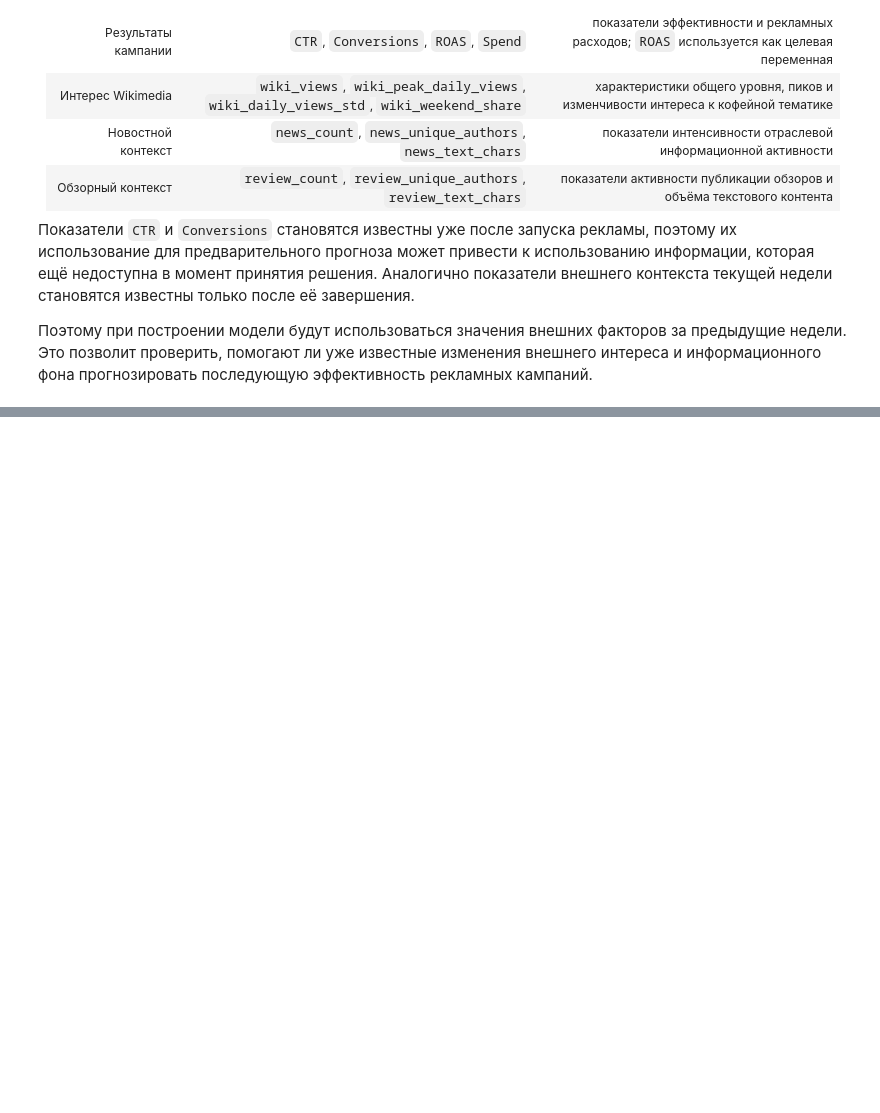
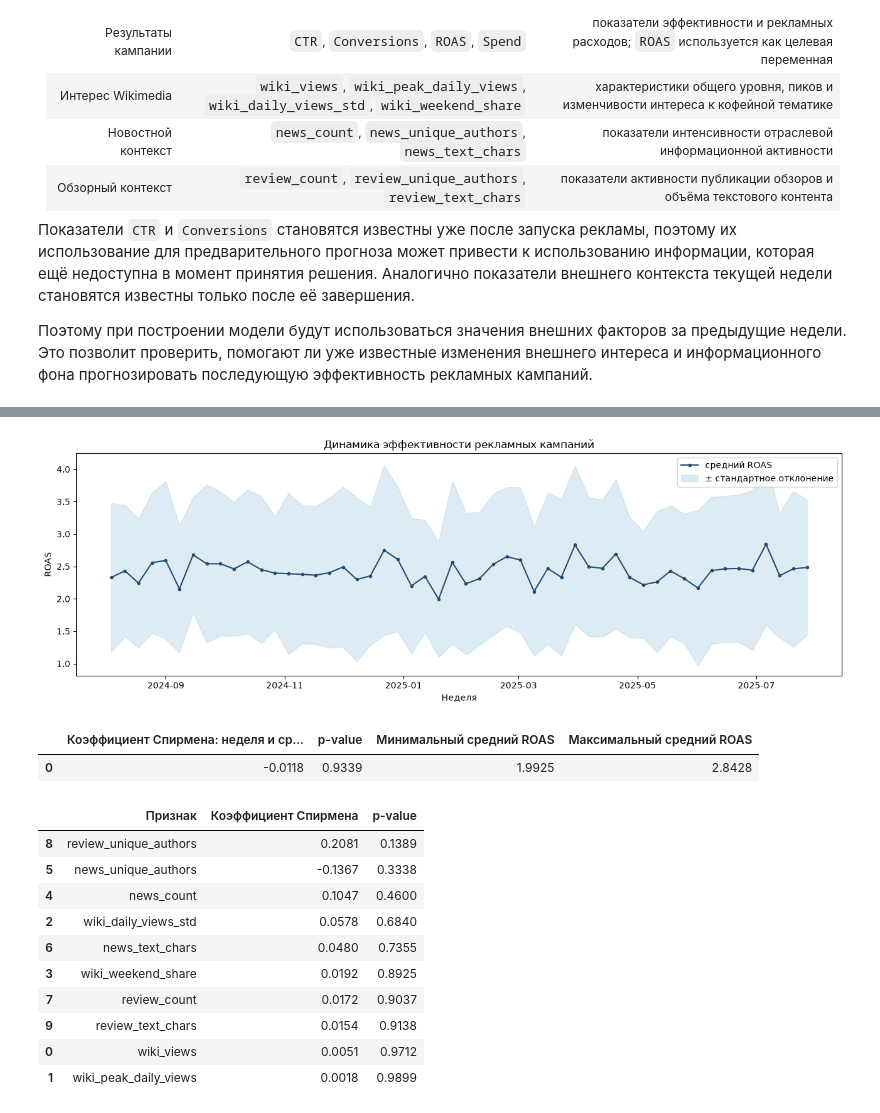
Before and after one commit to cool9595/how_to_social_marketing, a Jupyter notebook: coursework.ipynb, the cells around one changed output, grey strips where cells are left out. Drawn from its saved outputs; the diff is of its cells as text; code cells hidden in the pictures; blank space fills up the shorter version.

```diff
--- a/coursework.ipynb
+++ b/coursework.ipynb
@@ -963,0 +1130,40 @@ display(final_df.head(3))
+# %%
+weekly_summary = analysis_df.groupby("Date", as_index=False).agg(
+    ROAS_mean=("ROAS", "mean"), ROAS_median=("ROAS", "median"), ROAS_std=("ROAS", "std"),
+    campaign_count=("Campaign_ID", "nunique"),
+)
+weekly_context = analysis_df[["Date"]+external_columns].drop_duplicates("Date")
+weekly_summary = weekly_summary.merge(weekly_context, on="Date", validate="one_to_one")
+
+fig, ax = plt.subplots(figsize=(13,4.5))
+ax.plot(weekly_summary["Date"], weekly_summary["ROAS_mean"], color="#244a73", marker="o", markersize=3, label="средний ROAS")
+ax.fill_between(weekly_summary["Date"], weekly_summary["ROAS_mean"]-weekly_summary["ROAS_std"], weekly_summary["ROAS_mean"]+weekly_summary["ROAS_std"], color="#9ecae1", alpha=.35, label="± стандартное отклонение")
+ax.set_title("Динамика эффективности рекламных кампаний")
+ax.set_xlabel("Неделя"); ax.set_ylabel("ROAS"); ax.legend(); plt.tight_layout(); plt.show()
+
+def corr_table(cols):
+ rows=[]
+ for c in cols:
+  r=stats.spearmanr(weekly_summary[c], weekly_summary["ROAS_mean"])
+  rows.append({"Признак":c,"Коэффициент Спирмена":r.statistic,"p-value":r.pvalue})
+ return pd.DataFrame(rows).sort_values("p-value")
+context_correlations=corr_table(external_columns)
+trend_test=stats.spearmanr(np.arange(len(weekly_summary)), weekly_summary["ROAS_mean"])
+dynamics_table=pd.DataFrame([{"Коэффициент Спирмена: неделя и средний ROAS":trend_test.statistic,"p-value":trend_test.pvalue,"Минимальный средний ROAS":weekly_summary["ROAS_mean"].min(),"Максимальный средний ROAS":weekly_summary["ROAS_mean"].max()}])
+display(dynamics_table.round(4))
+display(context_correlations.round(4))
+# %% [output]
+[figure, added]
+|  | Коэффициент Спирмена: неделя и ср... | p-value | Минимальный средний ROAS | Максимальный средний ROAS |
+| 0 | -0.0118 | 0.9339 | 1.9925 | 2.8428 |
+|  | Признак | Коэффициент Спирмена | p-value |
+| 8 | review_unique_authors | 0.2081 | 0.1389 |
+| 5 | news_unique_authors | -0.1367 | 0.3338 |
+| 4 | news_count | 0.1047 | 0.4600 |
+| 2 | wiki_daily_views_std | 0.0578 | 0.6840 |
+| 6 | news_text_chars | 0.0480 | 0.7355 |
+| 3 | wiki_weekend_share | 0.0192 | 0.8925 |
+| 7 | review_count | 0.0172 | 0.9037 |
+| 9 | review_text_chars | 0.0154 | 0.9138 |
+| 0 | wiki_views | 0.0051 | 0.9712 |
+| 1 | wiki_peak_daily_views | 0.0018 | 0.9899 |
```
Also changed, not shown: parts of 29 cells of this notebook.
